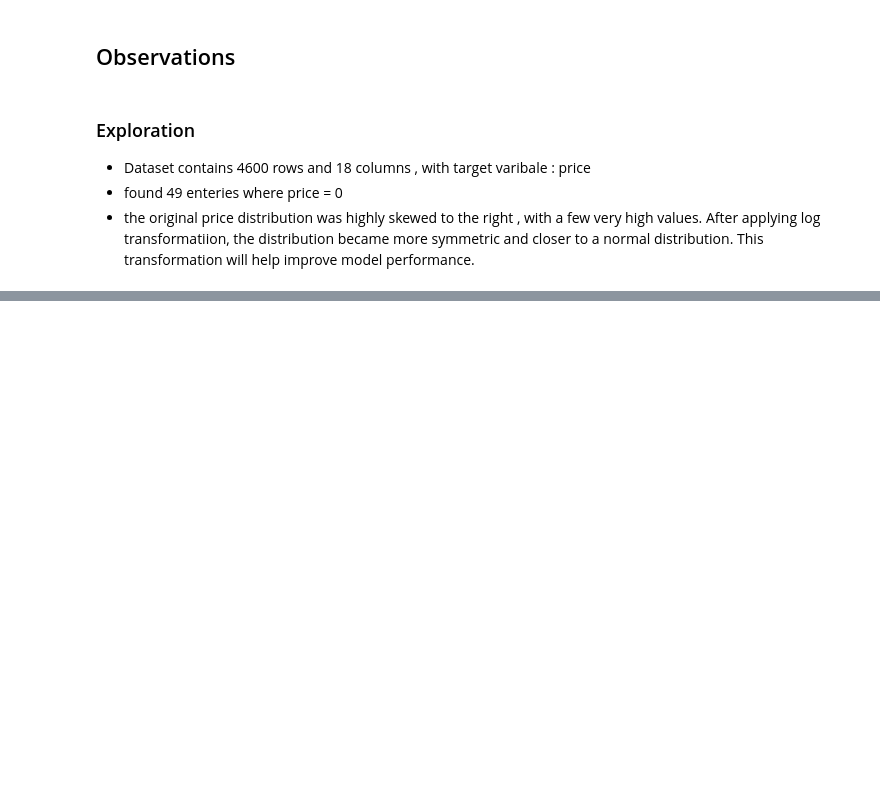
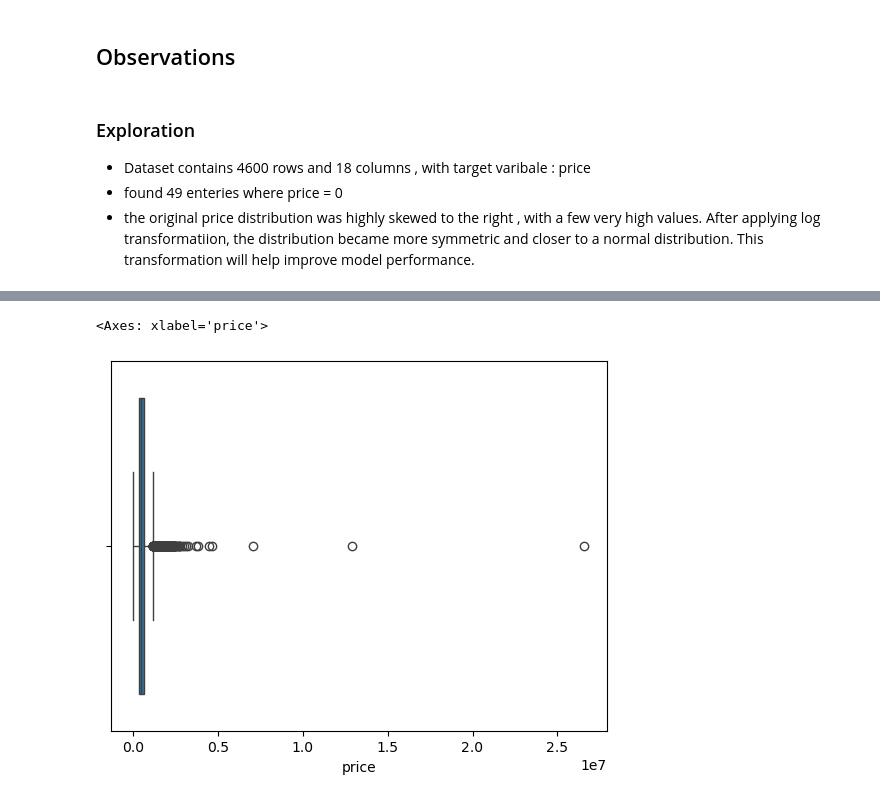
Before and after one commit to malikriya122006-create/house-price-prediction, a Jupyter notebook: house_price_prediction.ipynb, the cells around one changed output, grey strips where cells are left out. Cells and saved outputs as stored; diff of their text form; code cells hidden in the pictures; blank space fills up the shorter version.

```diff
--- a/house_price_prediction.ipynb
+++ b/house_price_prediction.ipynb
@@ -116,0 +143,12 @@ Text(0, 0.5, 'frequency')
+# %%
+# outlier detection
+
+sns.boxplot(
+    data = df,
+    x = "price"
+)
+
+# price is right skewed with outliers
+# %% [output]
+<Axes: xlabel='price'>
+[figure, added]
```
Also changed, not shown: parts of 38 cells of this notebook.
